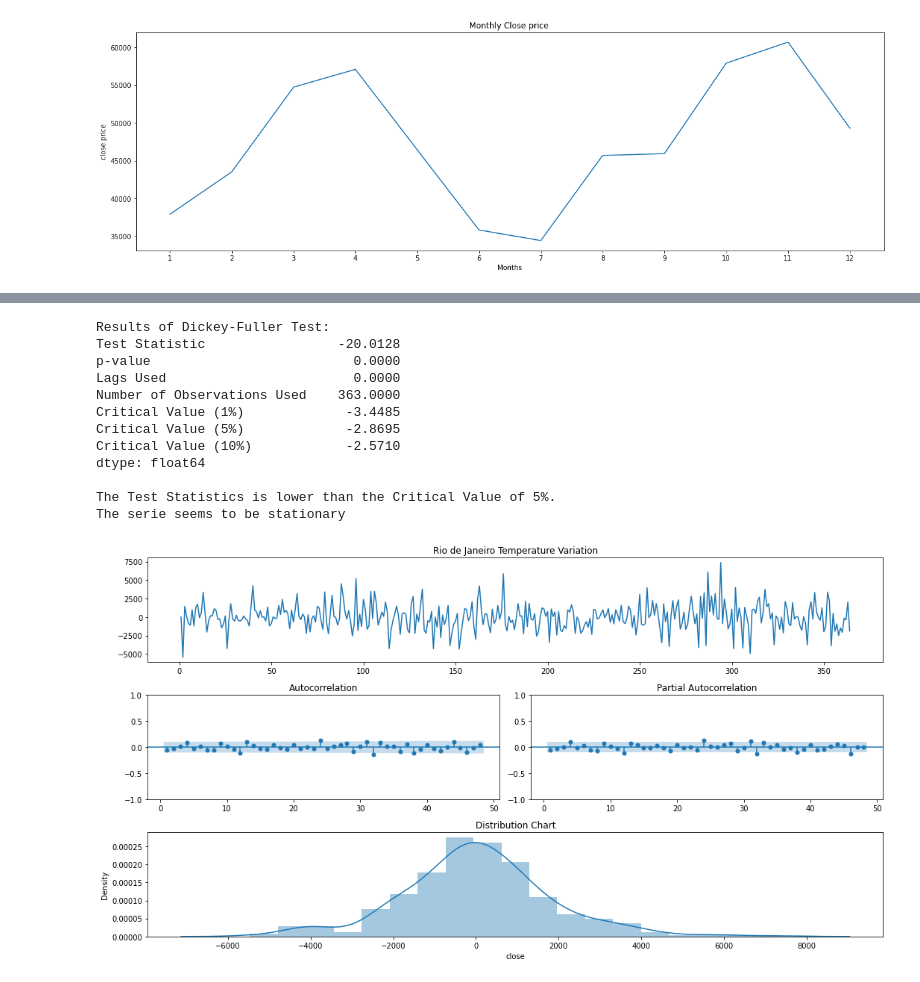
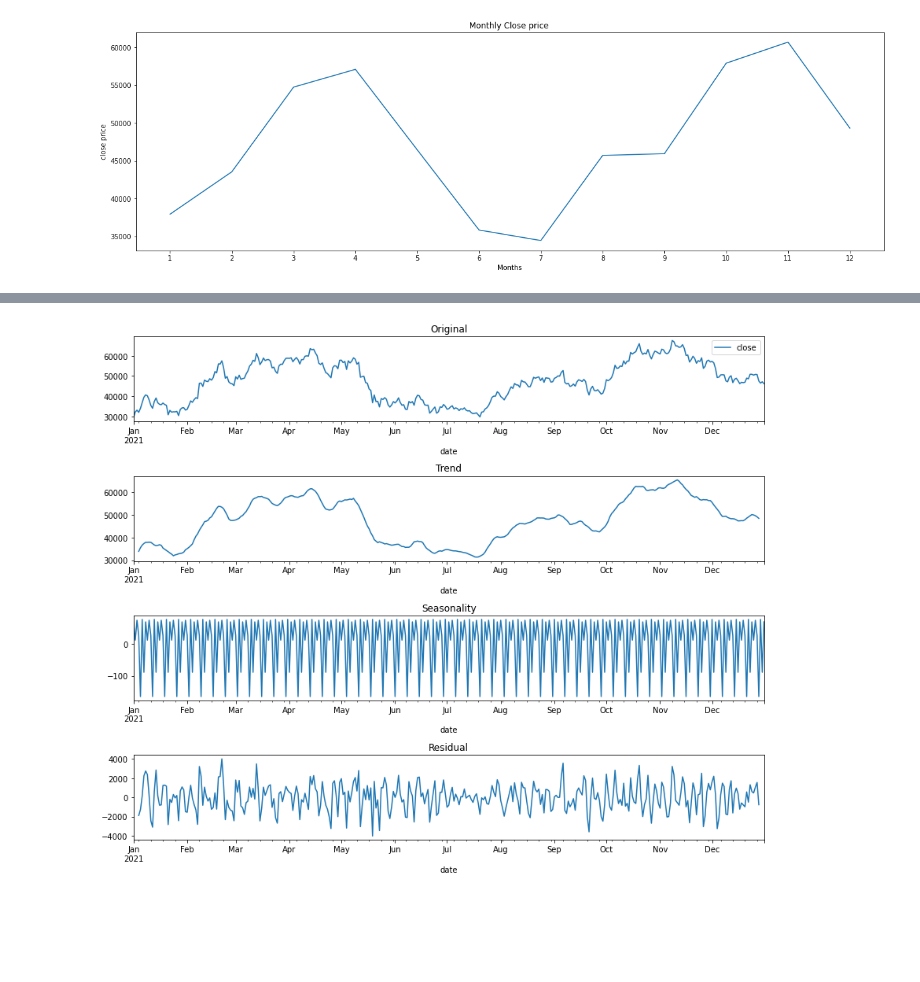
Before and after one commit to waheb-1988/Arima_model, a Jupyter notebook: models/arima_model_bictoin_price.ipynb, the cells around one changed output, grey strips where cells are left out. Saved outputs shown, nothing was run; the diff lists cells and outputs as text; code cells hidden in the pictures; blank space fills up the shorter version.

```diff
--- a/models/arima_model_bictoin_price.ipynb
+++ b/models/arima_model_bictoin_price.ipynb
@@ -259,16 +182,14 @@ models
-# %%
-check_stationarity(train['close'].diff(1).dropna())
-# %% [output]
-Results of Dickey-Fuller Test:
-Test Statistic                 -20.0128
-p-value                          0.0000
-Lags Used                        0.0000
-Number of Observations Used    363.0000
-Critical Value (1%)             -3.4485
-Critical Value (5%)             -2.8695
-Critical Value (10%)            -2.5710
-dtype: float64
-
-The Test Statistics is lower than the Critical Value of 5%.
-The serie seems to be stationary
-[figure, removed]
+# %%
+# Visualizing the components of our time series: Trend, Seasonality, and Noise
+decomposition = sm.tsa.seasonal_decompose(train)
+
+# Plotting the components
+fig, axes = plt.subplots(4, 1, figsize=(12, 10))
+train.plot(title='Original', ax=axes[0])
+decomposition.trend.plot(title='Trend', ax=axes[1])
+decomposition.seasonal.plot(title='Seasonality', ax=axes[2])
+decomposition.resid.plot(title='Residual', ax=axes[3])
+plt.tight_layout()
+plt.show()
+# %% [output]
+[figure, added]
```
Also changed, not shown: parts of 39 cells of this notebook.
